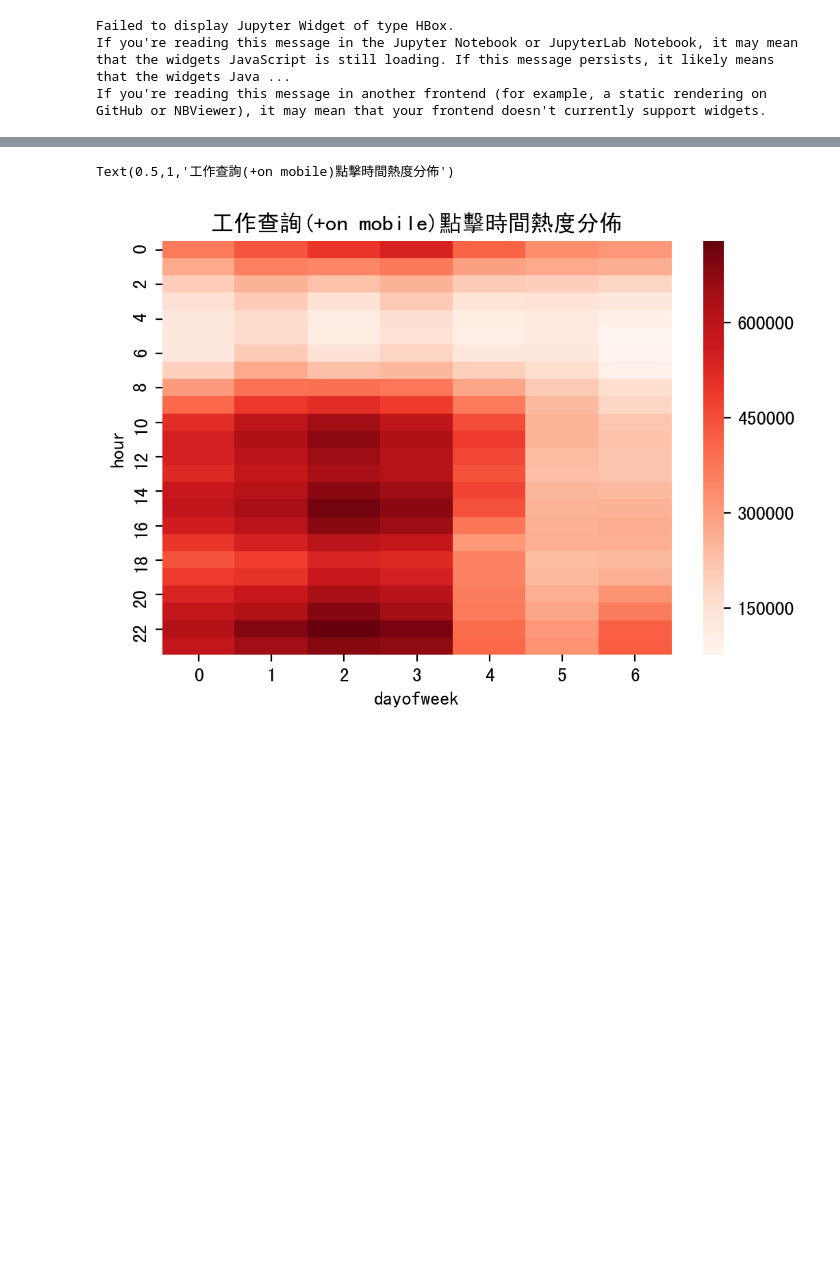
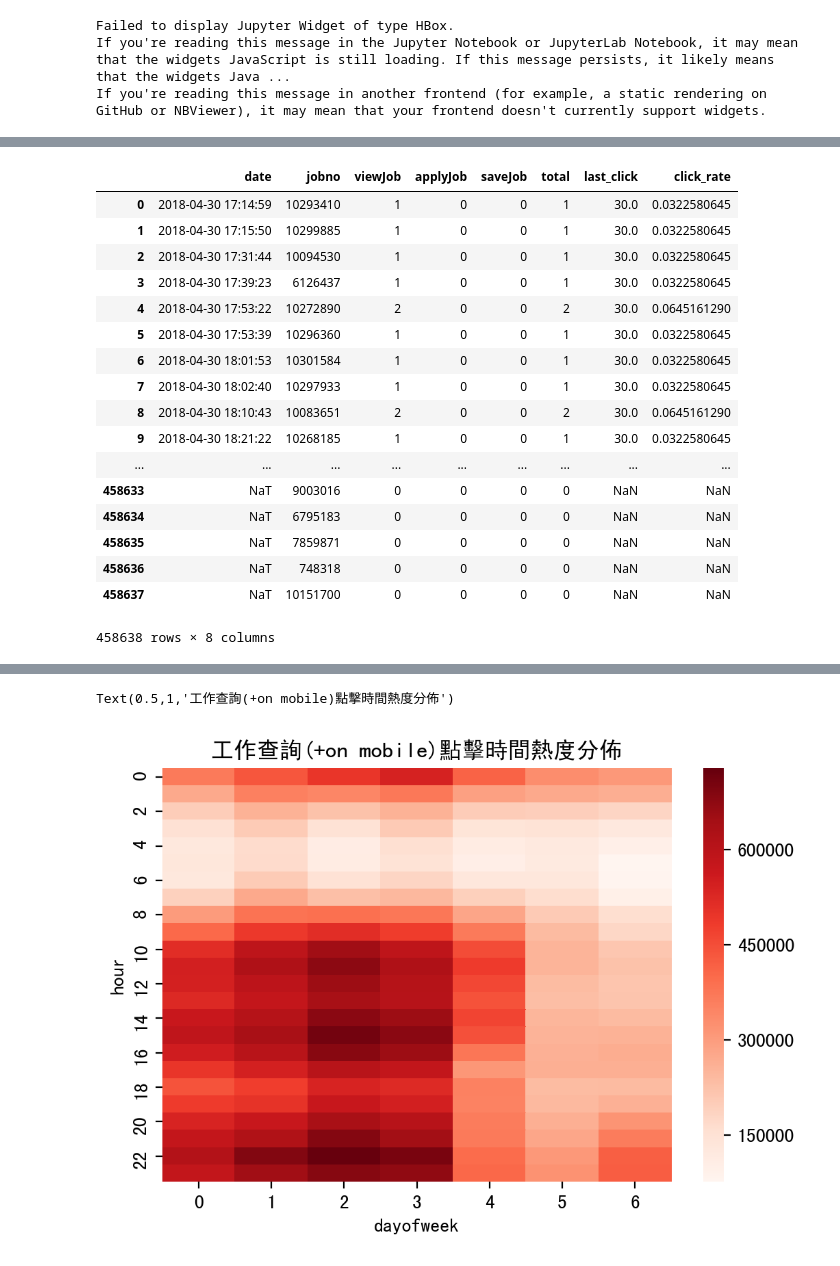
Before and after one commit to kuonumber/201807_104_hr_bank, a Jupyter notebook: 20180710_104_資料清理.ipynb, the cells around one changed output, grey strips where cells are left out. Cells and saved outputs as stored; diff of their text form; code cells hidden in the pictures; blank space fills up the shorter version.

```diff
--- a/20180710_104_資料清理.ipynb
+++ b/20180710_104_資料清理.ipynb
@@ -506,0 +632,8 @@ df_train_action
+# %%
+df_stat_with_last_clicktime['last_click_bins'] = pd.cut(df_stat_with_last_clicktime.last_click,bins=10,labels=labels )
+# %%
+df_stat_with_last_clicktime['click_rate'] = df_stat_with_last_clicktime.total/(df_stat_with_last_clicktime.last_click+1)
+# %%
+df_stat_with_last_clicktime['click_rate_bins'] = pd.cut(df_stat_with_last_clicktime.click_rate,bins = 10,labels=labels)
+# %%
+df_stat_with_last_clicktime['total_bins'] = pd.cut(df_stat_with_last_clicktime.total,bins = 10,labels=labels)
@@ -506,0 +661,21 @@ df_train_action
+# %%
+df_stat_with_last_clicktime
+# %% [output]
+|  | date | jobno | viewJob | applyJob | saveJob | total | last_click | click_rate |
+| 0 | 2018-04-30 17:14:59 | 10293410 | 1 | 0 | 0 | 1 | 30.0 | 0.0322580645 |
+| 1 | 2018-04-30 17:15:50 | 10299885 | 1 | 0 | 0 | 1 | 30.0 | 0.0322580645 |
+| 2 | 2018-04-30 17:31:44 | 10094530 | 1 | 0 | 0 | 1 | 30.0 | 0.0322580645 |
+| 3 | 2018-04-30 17:39:23 | 6126437 | 1 | 0 | 0 | 1 | 30.0 | 0.0322580645 |
+| 4 | 2018-04-30 17:53:22 | 10272890 | 2 | 0 | 0 | 2 | 30.0 | 0.0645161290 |
+| 5 | 2018-04-30 17:53:39 | 10296360 | 1 | 0 | 0 | 1 | 30.0 | 0.0322580645 |
+| 6 | 2018-04-30 18:01:53 | 10301584 | 1 | 0 | 0 | 1 | 30.0 | 0.0322580645 |
+| 7 | 2018-04-30 18:02:40 | 10297933 | 1 | 0 | 0 | 1 | 30.0 | 0.0322580645 |
+| 8 | 2018-04-30 18:10:43 | 10083651 | 2 | 0 | 0 | 2 | 30.0 | 0.0645161290 |
+| 9 | 2018-04-30 18:21:22 | 10268185 | 1 | 0 | 0 | 1 | 30.0 | 0.0322580645 |
+| ... | ... | ... | ... | ... | ... | ... | ... | ... |
+| 458633 | NaT | 9003016 | 0 | 0 | 0 | 0 | NaN | NaN |
+| 458634 | NaT | 6795183 | 0 | 0 | 0 | 0 | NaN | NaN |
+| 458635 | NaT | 7859871 | 0 | 0 | 0 | 0 | NaN | NaN |
+| 458636 | NaT | 748318 | 0 | 0 | 0 | 0 | NaN | NaN |
+| 458637 | NaT | 10151700 | 0 | 0 | 0 | 0 | NaN | NaN |
+458638 rows × 8 columns
```
Also changed, not shown: parts of 64 cells of this notebook, 2 other files.
